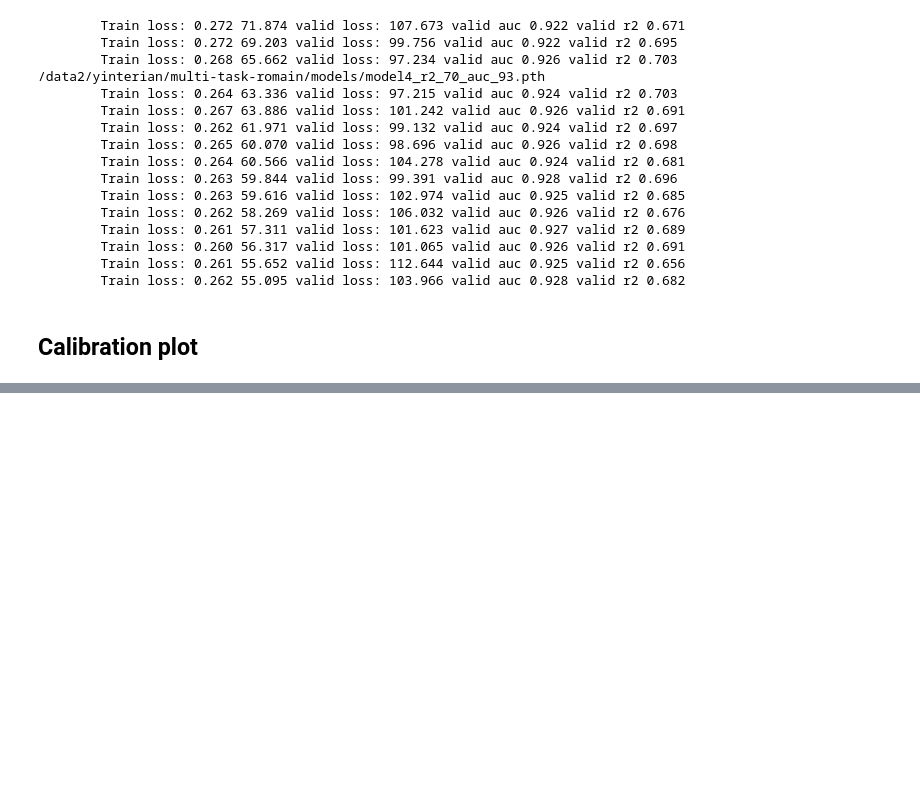
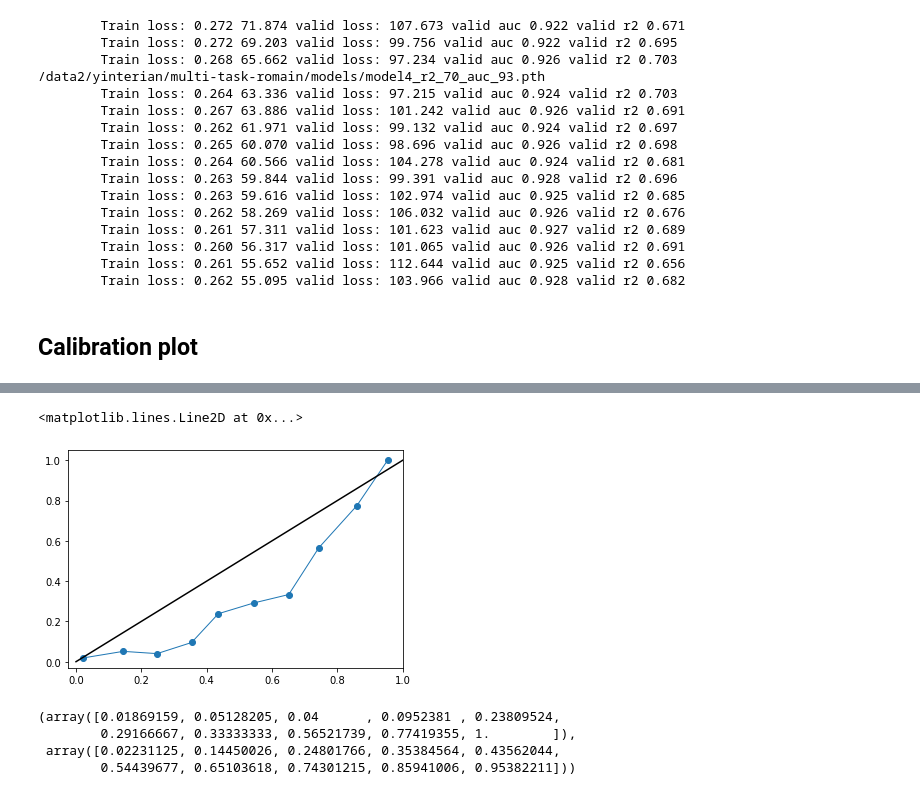
Before and after one commit to yanneta/multi-task-hypotension, a Jupyter notebook: time_series_data_model.ipynb, the cells around one changed output, grey strips where cells are left out. Cells and saved outputs as stored; diff of their text form; code cells hidden in the pictures; blank space fills up the shorter version.

```diff
--- a/time_series_data_model.ipynb
+++ b/time_series_data_model.ipynb
@@ -596,0 +597,2 @@ y1.mean(), (out1 > 0.5).mean()
+# %%
+prob1 = 1 / (1 + np.exp(-out1))
@@ -596,0 +602,17 @@ y1.mean(), (out1 > 0.5).mean()
+# %%
+logreg_y, logreg_x = calibration_curve(y1, prob1, n_bins=10)
+# %%
+fig, ax = plt.subplots()
+plt.plot(logreg_x,logreg_y, marker='o', linewidth=1)
+line = mlines.Line2D([0, 1], [0, 1], color='black')
+ax.add_line(line)
+# %% [output]
+<matplotlib.lines.Line2D at 0x...>
+[figure, added]
+# %%
+logreg_y, logreg_x
+# %% [output]
+(array([0.01869159, 0.05128205, 0.04      , 0.0952381 , 0.23809524,
+        0.29166667, 0.33333333, 0.56521739, 0.77419355, 1.        ]),
+ array([0.02231125, 0.14450026, 0.24801766, 0.35384564, 0.43562044,
+        0.54439677, 0.65103618, 0.74301215, 0.85941006, 0.95382211]))
```
Also changed, not shown: parts of 7 cells of this notebook.
